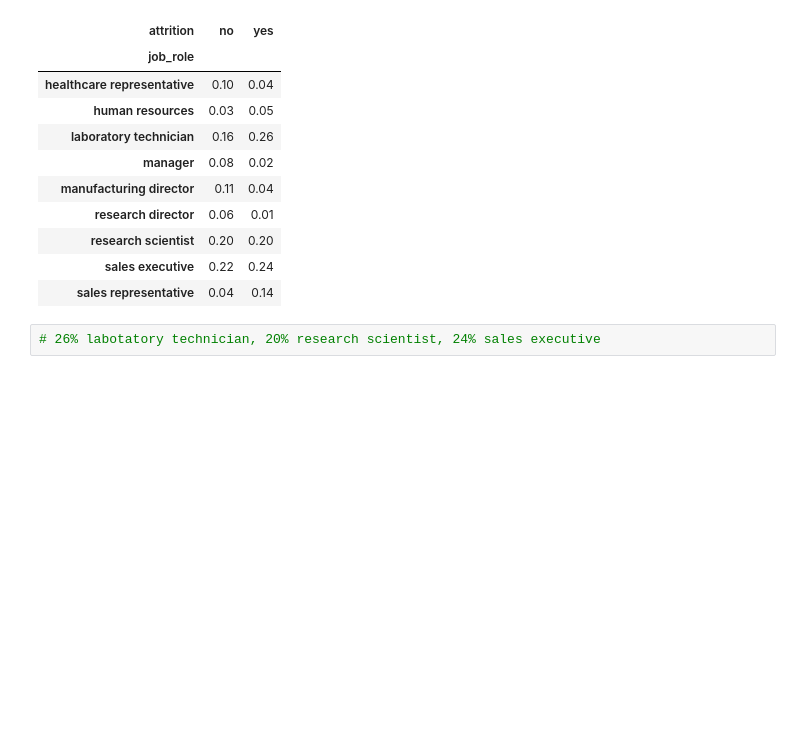
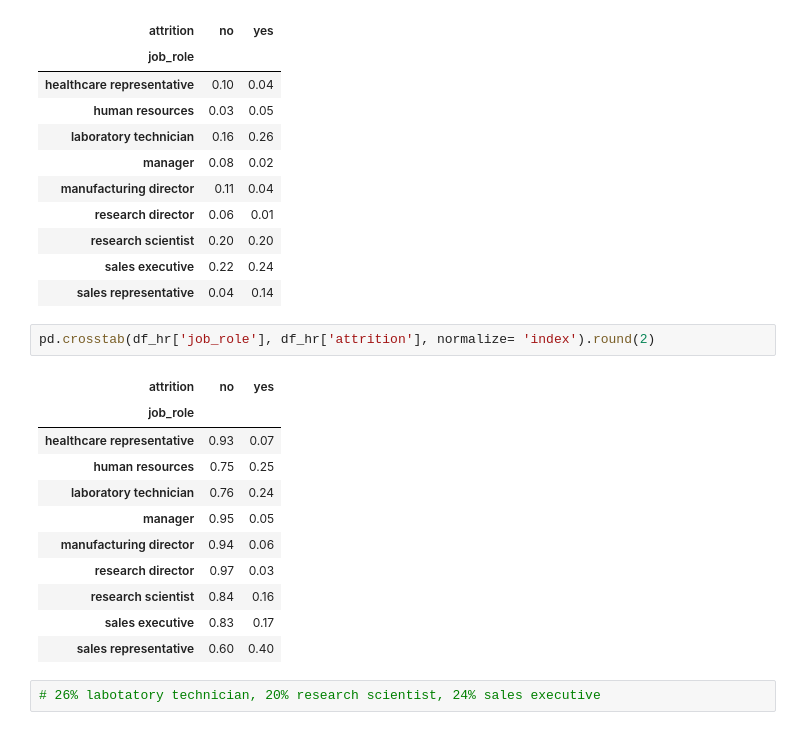
Before and after one commit to Lumo88/project-da-promo-65-modulo-3-team-1, a Jupyter notebook: Insights.ipynb, the cells around one changed output. Drawn from its saved outputs; the diff is of its cells as text; blank space fills up the shorter version.

```diff
--- a/Insights.ipynb
+++ b/Insights.ipynb
@@ -183,5 +206,19 @@ pd.crosstab(df_hr['job_role'], df_hr['attrition'], normalize= 'columns').round(2
 | research scientist | 0.20 | 0.20 |
 | sales executive | 0.22 | 0.24 |
 | sales representative | 0.04 | 0.14 |
+# %%
+pd.crosstab(df_hr['job_role'], df_hr['attrition'], normalize= 'index').round(2)
+# %% [output]
+| attrition | no | yes |
+| job_role |  |  |
+| healthcare representative | 0.93 | 0.07 |
+| human resources | 0.75 | 0.25 |
+| laboratory technician | 0.76 | 0.24 |
+| manager | 0.95 | 0.05 |
+| manufacturing director | 0.94 | 0.06 |
+| research director | 0.97 | 0.03 |
+| research scientist | 0.84 | 0.16 |
+| sales executive | 0.83 | 0.17 |
+| sales representative | 0.60 | 0.40 |
 # %%
 # 26% labotatory technician, 20% research scientist, 24% sales executive
```
Also changed, not shown: parts of 12 cells of this notebook, 3 other files.
